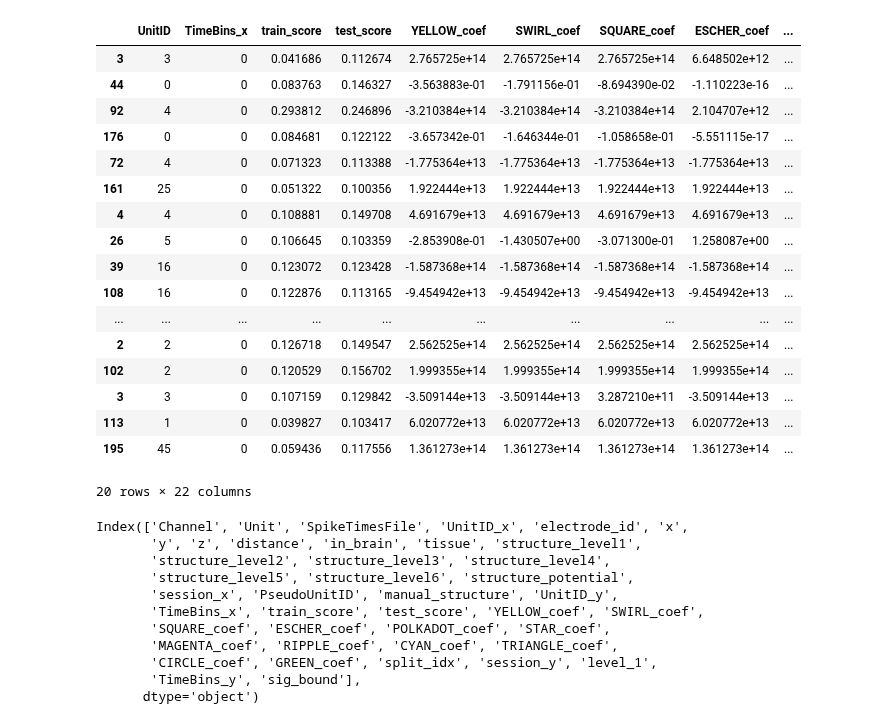
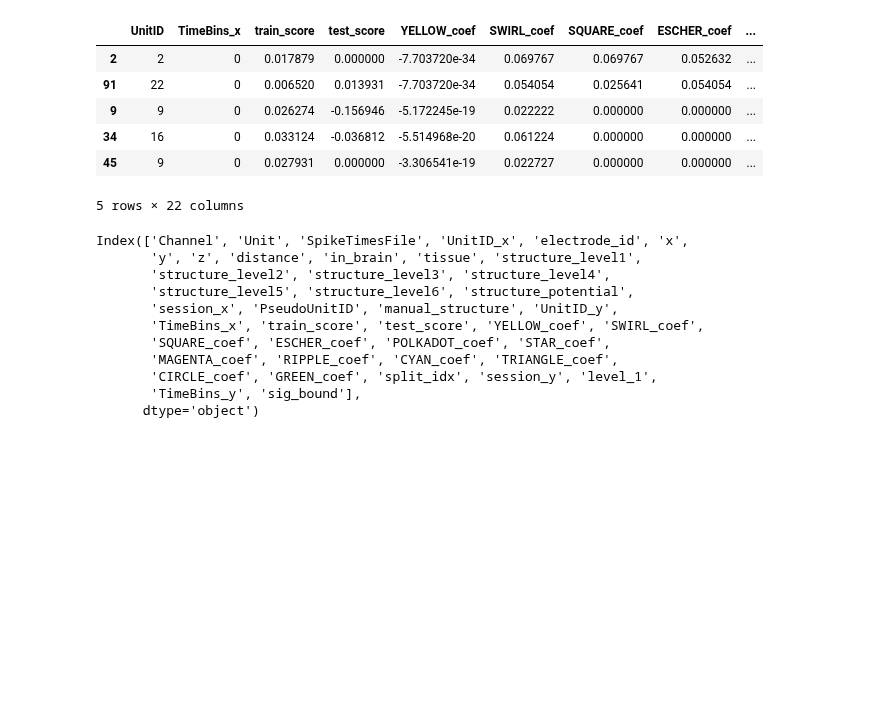
Before and after one commit to pqz317/wcst_decode, a Jupyter notebook: notebooks/20240514_analyze_max_feat_glm.ipynb, the cells around one changed output. Drawn from its saved outputs; the diff is of its cells as text; code cells hidden in the pictures; blank space fills up the shorter version.

```diff
--- a/notebooks/20240514_analyze_max_feat_glm.ipynb
+++ b/notebooks/20240514_analyze_max_feat_glm.ipynb
@@ -72,25 +66,14 @@ PseudoUnitID
 Name: split_idx, dtype: int64
-# %%
-good_reses
-# %% [output]
-|  | UnitID | TimeBins_x | train_score | test_score | YELLOW_coef | SWIRL_coef | SQUARE_coef | ESCHER_coef | ... |
-| 3 | 3 | 0 | 0.041686 | 0.112674 | 2.765725e+14 | 2.765725e+14 | 2.765725e+14 | 6.648502e+12 | ... |
-| 44 | 0 | 0 | 0.083763 | 0.146327 | -3.563883e-01 | -1.791156e-01 | -8.694390e-02 | -1.110223e-16 | ... |
-| 92 | 4 | 0 | 0.293812 | 0.246896 | -3.210384e+14 | -3.210384e+14 | -3.210384e+14 | 2.104707e+12 | ... |
-| 176 | 0 | 0 | 0.084681 | 0.122122 | -3.657342e-01 | -1.646344e-01 | -1.058658e-01 | -5.551115e-17 | ... |
-| 72 | 4 | 0 | 0.071323 | 0.113388 | -1.775364e+13 | -1.775364e+13 | -1.775364e+13 | -1.775364e+13 | ... |
-| 161 | 25 | 0 | 0.051322 | 0.100356 | 1.922444e+13 | 1.922444e+13 | 1.922444e+13 | 1.922444e+13 | ... |
-| 4 | 4 | 0 | 0.108881 | 0.149708 | 4.691679e+13 | 4.691679e+13 | 4.691679e+13 | 4.691679e+13 | ... |
-| 26 | 5 | 0 | 0.106645 | 0.103359 | -2.853908e-01 | -1.430507e+00 | -3.071300e-01 | 1.258087e+00 | ... |
-| 39 | 16 | 0 | 0.123072 | 0.123428 | -1.587368e+14 | -1.587368e+14 | -1.587368e+14 | -1.587368e+14 | ... |
-| 108 | 16 | 0 | 0.122876 | 0.113165 | -9.454942e+13 | -9.454942e+13 | -9.454942e+13 | -9.454942e+13 | ... |
-| ... | ... | ... | ... | ... | ... | ... | ... | ... | ... |
-| 2 | 2 | 0 | 0.126718 | 0.149547 | 2.562525e+14 | 2.562525e+14 | 2.562525e+14 | 2.562525e+14 | ... |
-| 102 | 2 | 0 | 0.120529 | 0.156702 | 1.999355e+14 | 1.999355e+14 | 1.999355e+14 | 1.999355e+14 | ... |
-| 3 | 3 | 0 | 0.107159 | 0.129842 | -3.509144e+13 | -3.509144e+13 | 3.287210e+11 | -3.509144e+13 | ... |
-| 113 | 1 | 0 | 0.039827 | 0.103417 | 6.020772e+13 | 6.020772e+13 | 6.020772e+13 | 6.020772e+13 | ... |
-| 195 | 45 | 0 | 0.059436 | 0.117556 | 1.361273e+14 | 1.361273e+14 | 1.361273e+14 | 1.361273e+14 | ... |
-20 rows × 22 columns
+# %%
+glm_res[glm_res.YELLOW_coef < 0]
+# %% [output]
+|  | UnitID | TimeBins_x | train_score | test_score | YELLOW_coef | SWIRL_coef | SQUARE_coef | ESCHER_coef | ... |
+| 2 | 2 | 0 | 0.017879 | 0.000000 | -7.703720e-34 | 0.069767 | 0.069767 | 0.052632 | ... |
+| 91 | 22 | 0 | 0.006520 | 0.013931 | -7.703720e-34 | 0.054054 | 0.025641 | 0.054054 | ... |
+| 9 | 9 | 0 | 0.026274 | -0.156946 | -5.172245e-19 | 0.022222 | 0.000000 | 0.000000 | ... |
+| 34 | 16 | 0 | 0.033124 | -0.036812 | -5.514968e-20 | 0.061224 | 0.000000 | 0.000000 | ... |
+| 45 | 9 | 0 | 0.027931 | 0.000000 | -3.306541e-19 | 0.022727 | 0.000000 | 0.000000 | ... |
+5 rows × 22 columns
 # %%
 positions = spike_utils.get_unit_positions(sessions)
 merged_res = pd.merge(positions, glm_res, on="PseudoUnitID")
```
Also changed, not shown: parts of 3 cells of this notebook, 2 other files.
